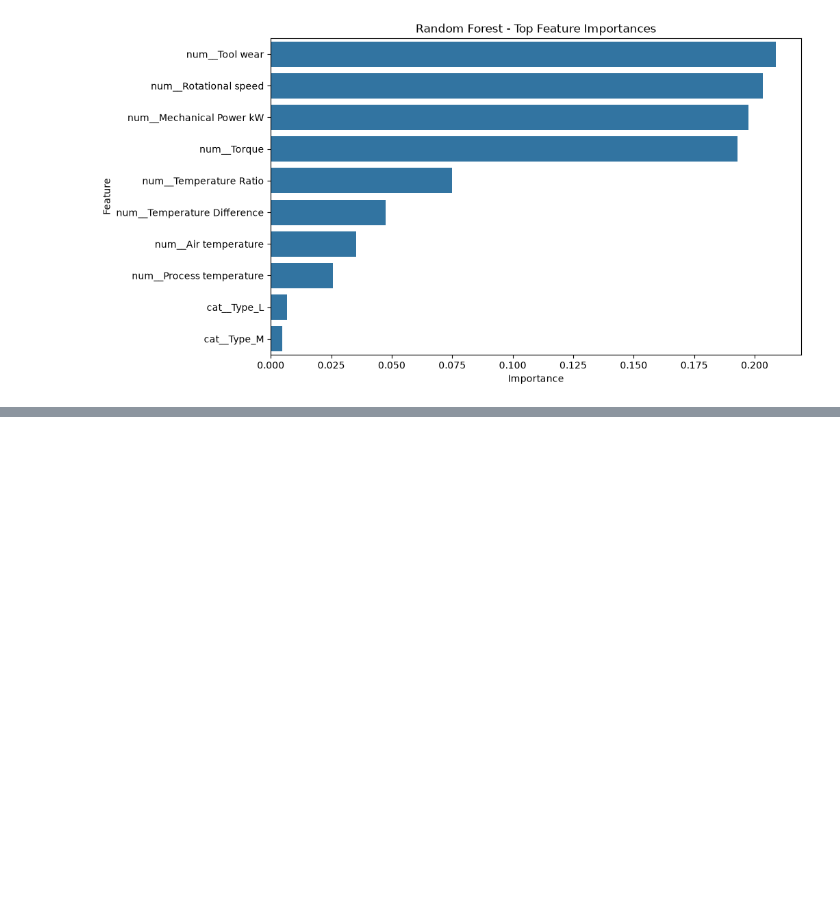
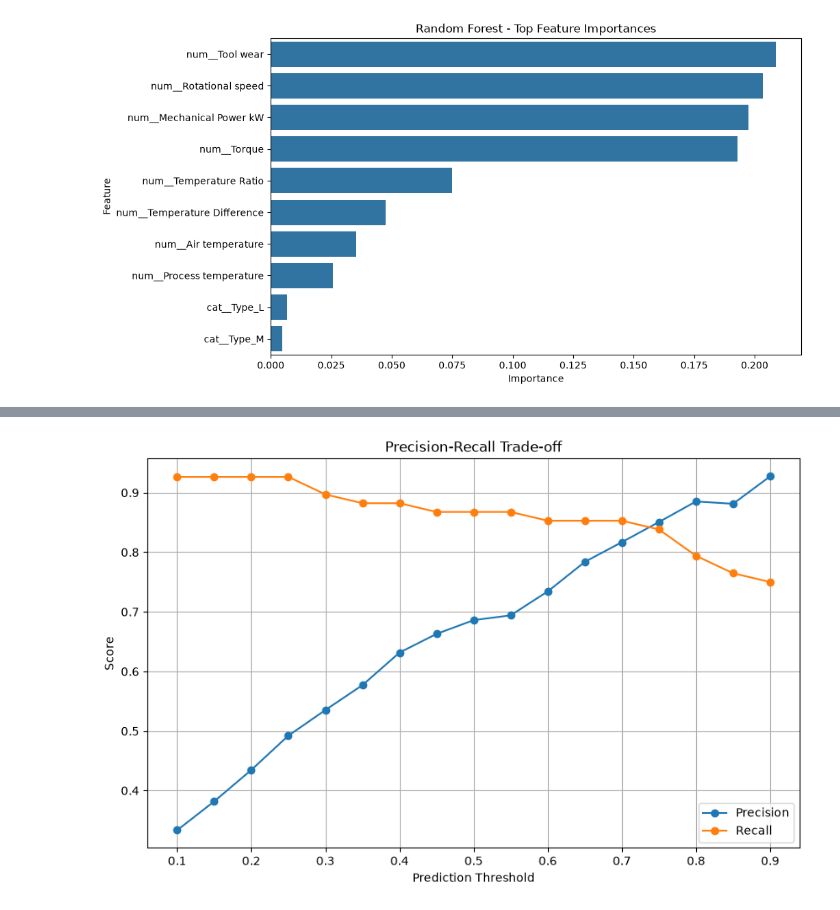
Before and after one commit to ankith0921/Industrial-predictive-maintenance, a Jupyter notebook: notebooks/01_dataset_exploration.ipynb, the cells around one changed output, grey strips where cells are left out. Cells and saved outputs as stored; diff of their text form; code cells hidden in the pictures; blank space fills up the shorter version.

```diff
--- a/notebooks/01_dataset_exploration.ipynb
+++ b/notebooks/01_dataset_exploration.ipynb
@@ -882,0 +1120,26 @@ plt.show()
+# %%
+plt.figure(figsize=(10, 6))
+
+plt.plot(
+    threshold_df["Threshold"],
+    threshold_df["Precision"],
+    marker="o",
+    label="Precision"
+)
+
+plt.plot(
+    threshold_df["Threshold"],
+    threshold_df["Recall"],
+    marker="o",
+    label="Recall"
+)
+
+plt.xlabel("Prediction Threshold")
+plt.ylabel("Score")
+plt.title("Precision-Recall Trade-off")
+plt.legend()
+plt.grid(True)
+
+plt.show()
+# %% [output]
+[figure, added]
```
Also changed, not shown: parts of 18 cells of this notebook.
